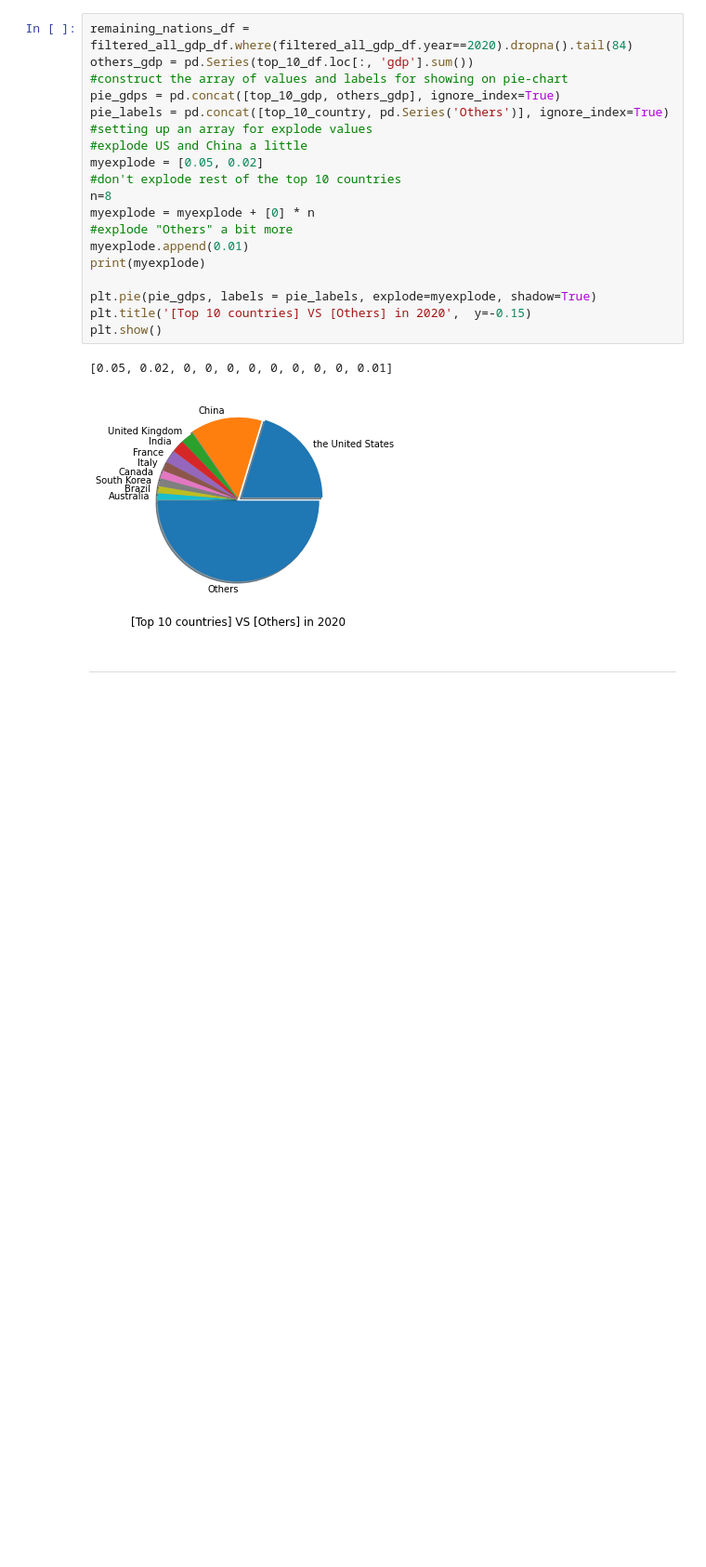
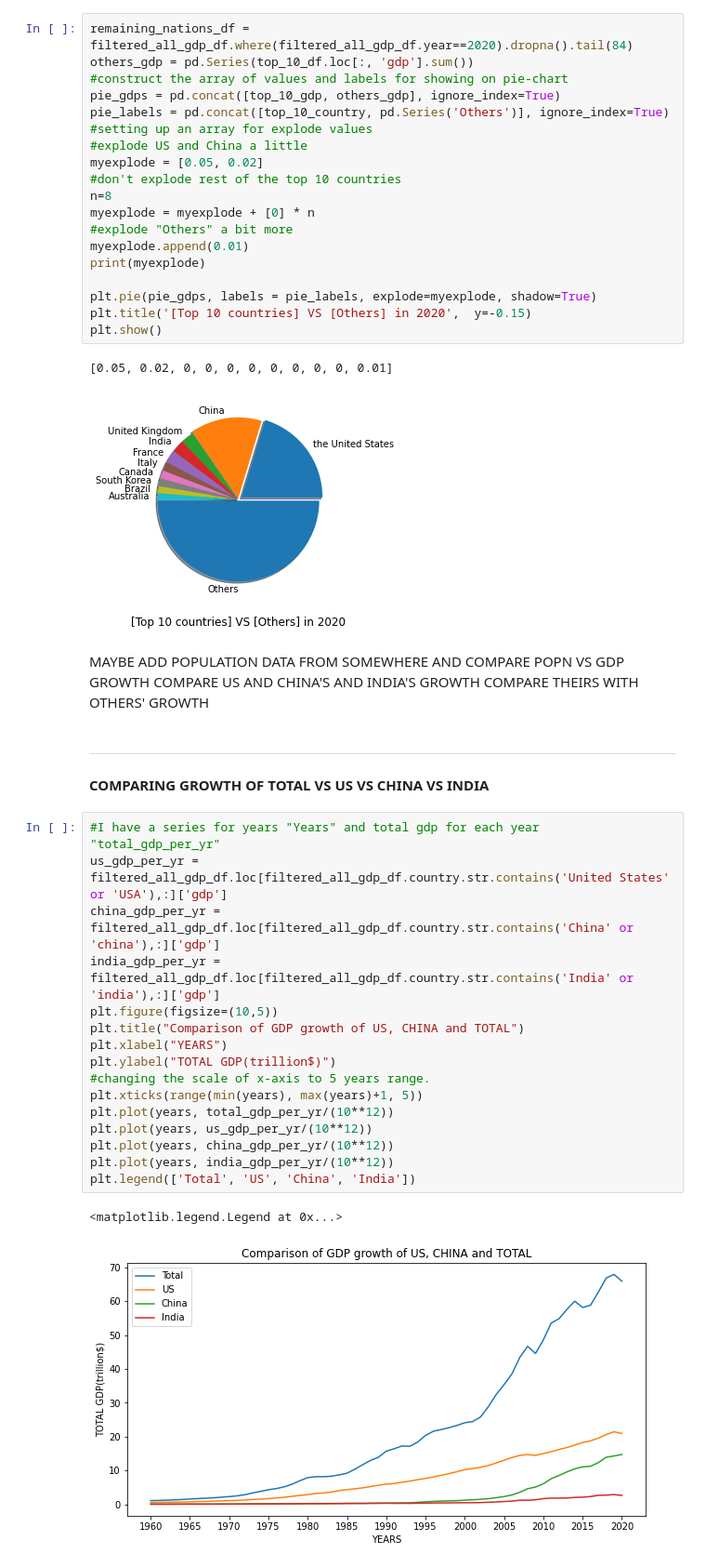
Before and after one commit to Prashant528/GDP_DATA_EDA, a Jupyter notebook: notebookc95ef18f39.ipynb, the cells around one changed output. Shown at 93% size. Saved outputs shown, nothing was run; the diff lists cells and outputs as text; blank space fills up the shorter version.

```diff
--- a/notebookc95ef18f39.ipynb
+++ b/notebookc95ef18f39.ipynb
@@ -275,5 +275,30 @@ plt.show()
 # %% [output]
 [0.05, 0.02, 0, 0, 0, 0, 0, 0, 0, 0, 0.01]
 [figure]
+# %% [markdown]
+MAYBE ADD POPULATION DATA FROM SOMEWHERE AND COMPARE POPN VS GDP GROWTH
+COMPARE US AND CHINA'S AND INDIA'S GROWTH
+COMPARE THEIRS WITH OTHERS' GROWTH
 # %% [markdown]
 ****
+# %% [markdown]
+**COMPARING GROWTH OF TOTAL VS US VS CHINA VS INDIA**
+# %%
+#I have a series for years "Years" and total gdp for each year "total_gdp_per_yr"
+us_gdp_per_yr = filtered_all_gdp_df.loc[filtered_all_gdp_df.country.str.contains('United States' or 'USA'),:]['gdp']
+china_gdp_per_yr = filtered_all_gdp_df.loc[filtered_all_gdp_df.country.str.contains('China' or 'china'),:]['gdp']
+india_gdp_per_yr = filtered_all_gdp_df.loc[filtered_all_gdp_df.country.str.contains('India' or 'india'),:]['gdp']
+plt.figure(figsize=(10,5))
+plt.title("Comparison of GDP growth of US, CHINA and TOTAL")
+plt.xlabel("YEARS")
+plt.ylabel("TOTAL GDP(trillion$)")
+#changing the scale of x-axis to 5 years range.
+plt.xticks(range(min(years), max(years)+1, 5))
+plt.plot(years, total_gdp_per_yr/(10**12))
+plt.plot(years, us_gdp_per_yr/(10**12))
+plt.plot(years, china_gdp_per_yr/(10**12))
+plt.plot(years, india_gdp_per_yr/(10**12))
+plt.legend(['Total', 'US', 'China', 'India'])
+# %% [output]
+<matplotlib.legend.Legend at 0x...>
+[figure, added]
```
Also changed, not shown: parts of 4 cells of this notebook.
